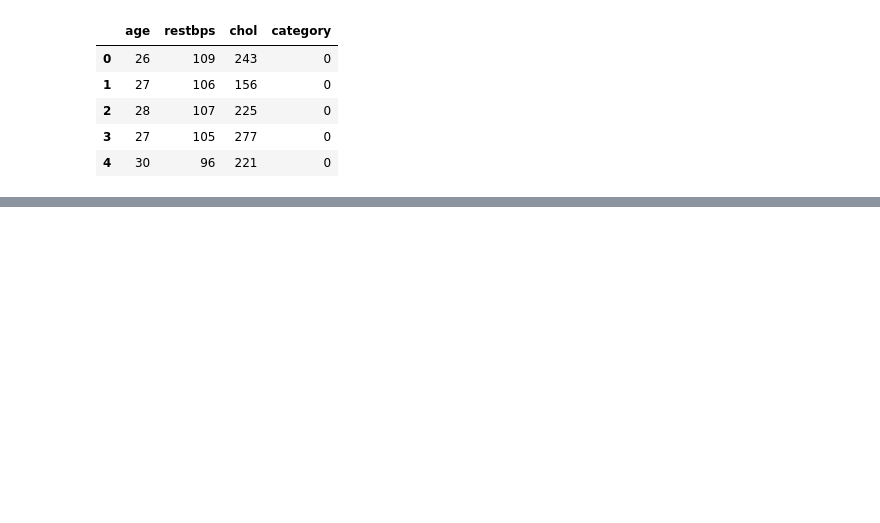
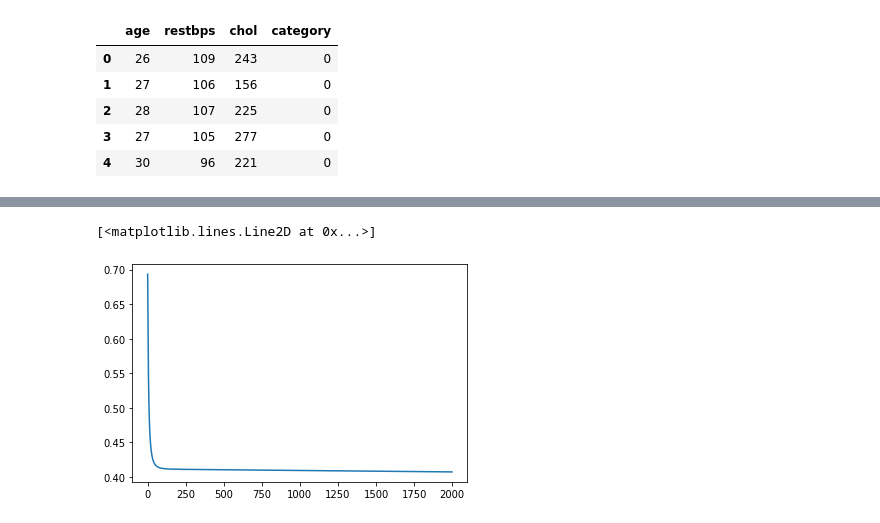
Before and after one commit to varundesai10/ELL409_Assignment1, a Jupyter notebook: Logistic_Regression_for_multiclass.ipynb, the cells around one changed output, grey strips where cells are left out. Saved outputs shown, nothing was run; the diff lists cells and outputs as text; code cells hidden in the pictures; blank space fills up the shorter version.

```diff
--- a/Logistic_Regression_for_multiclass.ipynb
+++ b/Logistic_Regression_for_multiclass.ipynb
@@ -131,0 +167,6 @@ test accuracy: 79.81072555205047 %
+# %%
+costs02 = np.squeeze(d0['costs_test'])
+plt.plot(costs02)
+# %% [output]
+[<matplotlib.lines.Line2D at 0x...>]
+[figure, added]
```
Also changed, not shown: parts of 33 cells of this notebook, 3 other files.
